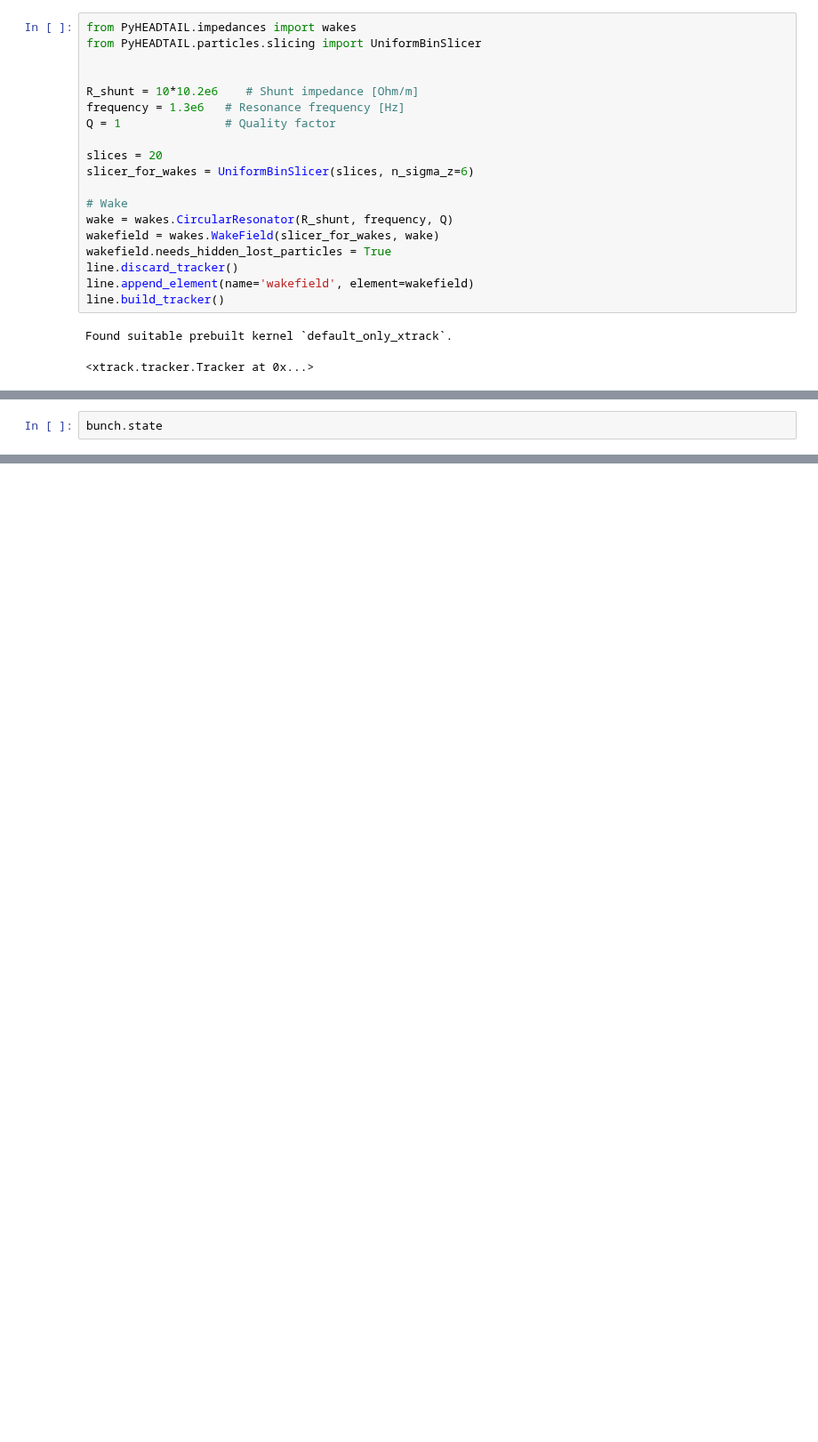
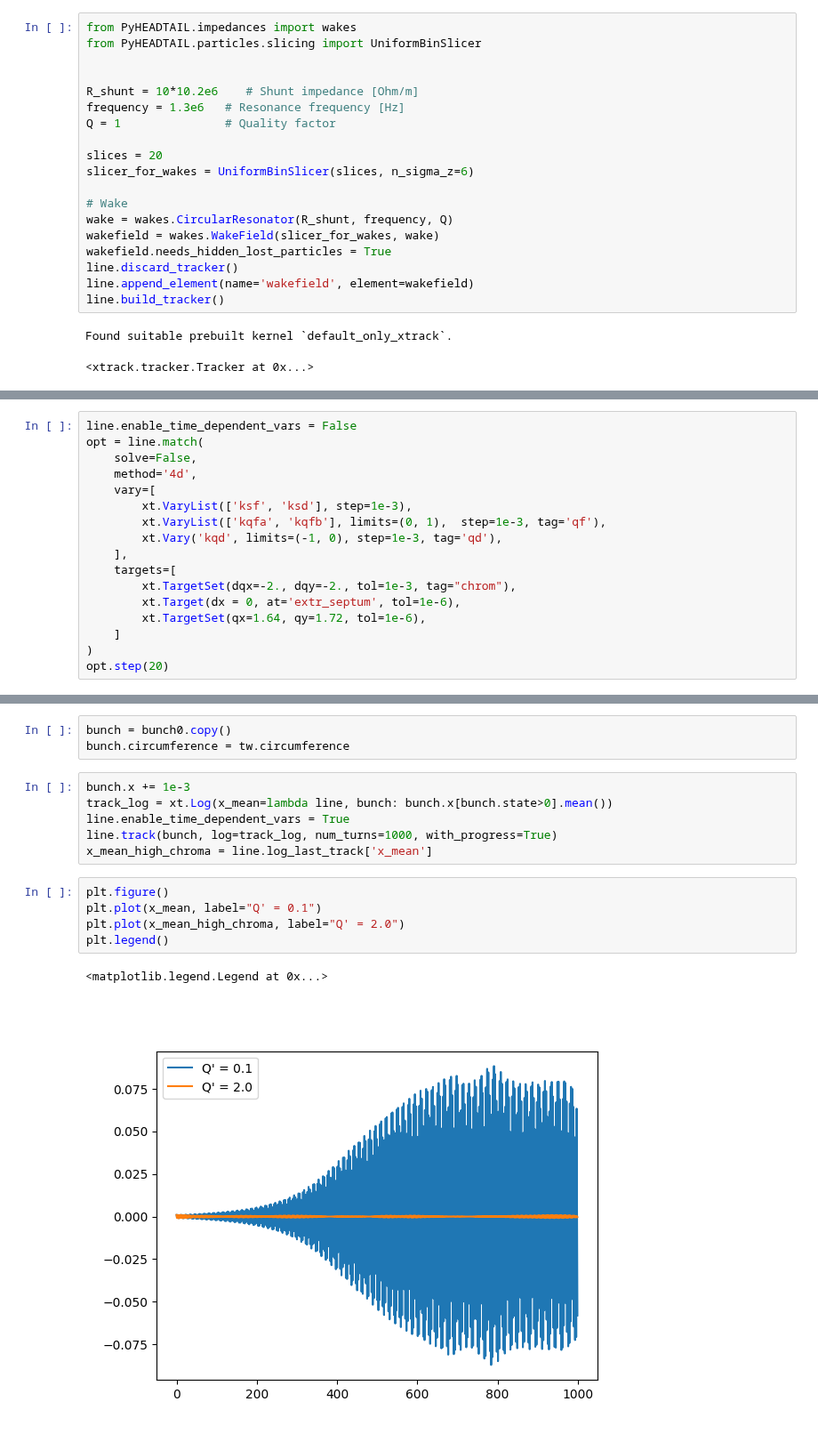
Before and after one commit to xsuite/tutorial_abp_demo, a Jupyter notebook: notebook_21_instab.ipynb, the cells around one changed output, grey strips where cells are left out. Shown at 89% size. Saved outputs shown, nothing was run; the diff lists cells and outputs as text; blank space fills up the shorter version.

Commit message:
Stabilizing with chromaticity

```diff
--- a/notebook_21_instab.ipynb
+++ b/notebook_21_instab.ipynb
@@ -98,3 +99,18 @@ plt.plot(line.log_last_track['x_mean'])
 # %%
-bunch.state
+line.enable_time_dependent_vars = False
+opt = line.match(
+    solve=False,
+    method='4d',
+    vary=[
+        xt.VaryList(['ksf', 'ksd'], step=1e-3),
+        xt.VaryList(['kqfa', 'kqfb'], limits=(0, 1),  step=1e-3, tag='qf'),
+        xt.Vary('kqd', limits=(-1, 0), step=1e-3, tag='qd'),
+    ],
+    targets=[
+        xt.TargetSet(dqx=-2., dqy=-2., tol=1e-3, tag="chrom"),
+        xt.Target(dx = 0, at='extr_septum', tol=1e-6),
+        xt.TargetSet(qx=1.64, qy=1.72, tol=1e-6),
+    ]
+)
+opt.step(20)
 # %% [output]
@@ -117,0 +134,17 @@ array([ 1,  1,  1,  1,  1,  1,  1,  1,  1,  1,  1,  1,  1,  1,  1,  1,  1,
+# %%
+bunch = bunch0.copy()
+bunch.circumference = tw.circumference
+# %%
+bunch.x += 1e-3
+track_log = xt.Log(x_mean=lambda line, bunch: bunch.x[bunch.state>0].mean())
+line.enable_time_dependent_vars = True
+line.track(bunch, log=track_log, num_turns=1000, with_progress=True)
+x_mean_high_chroma = line.log_last_track['x_mean']
+# %%
+plt.figure()
+plt.plot(x_mean, label="Q' = 0.1")
+plt.plot(x_mean_high_chroma, label="Q' = 2.0")
+plt.legend()
+# %% [output]
+<matplotlib.legend.Legend at 0x...>
+[figure, added]
```
Also changed, not shown: parts of 5 cells of this notebook.
